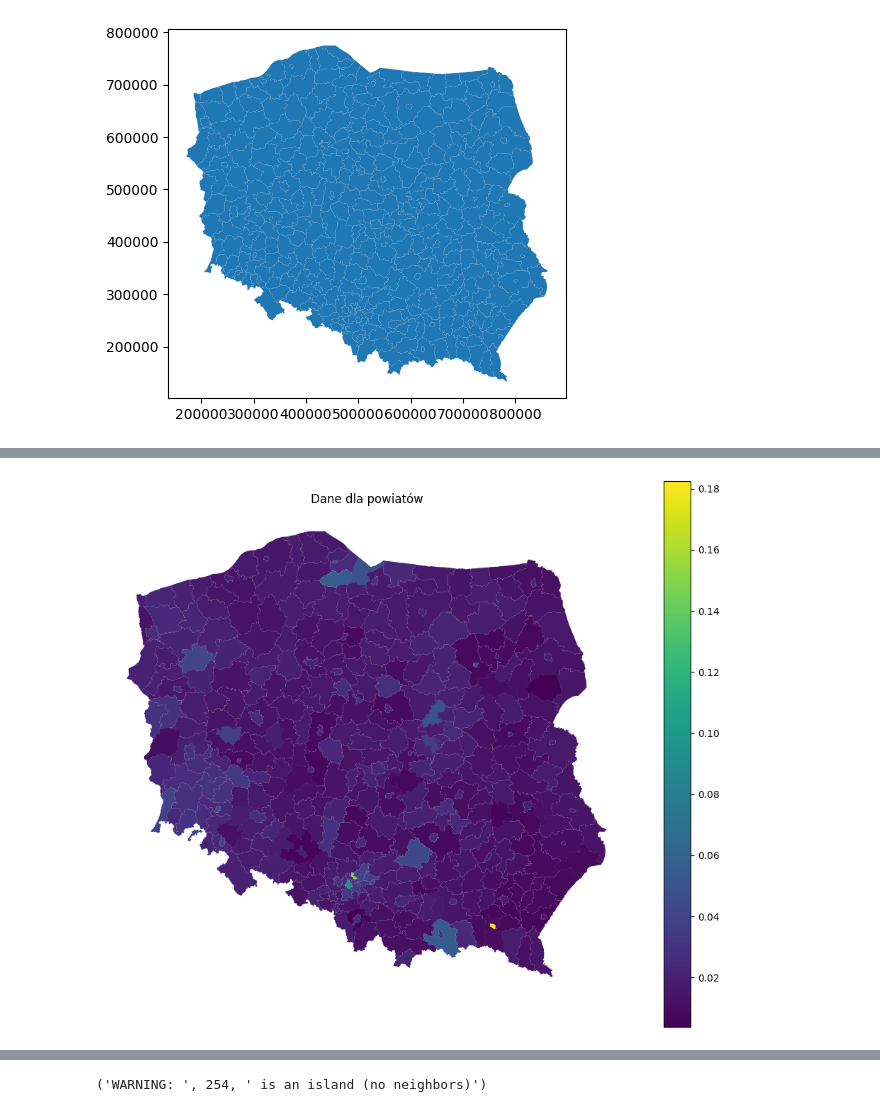
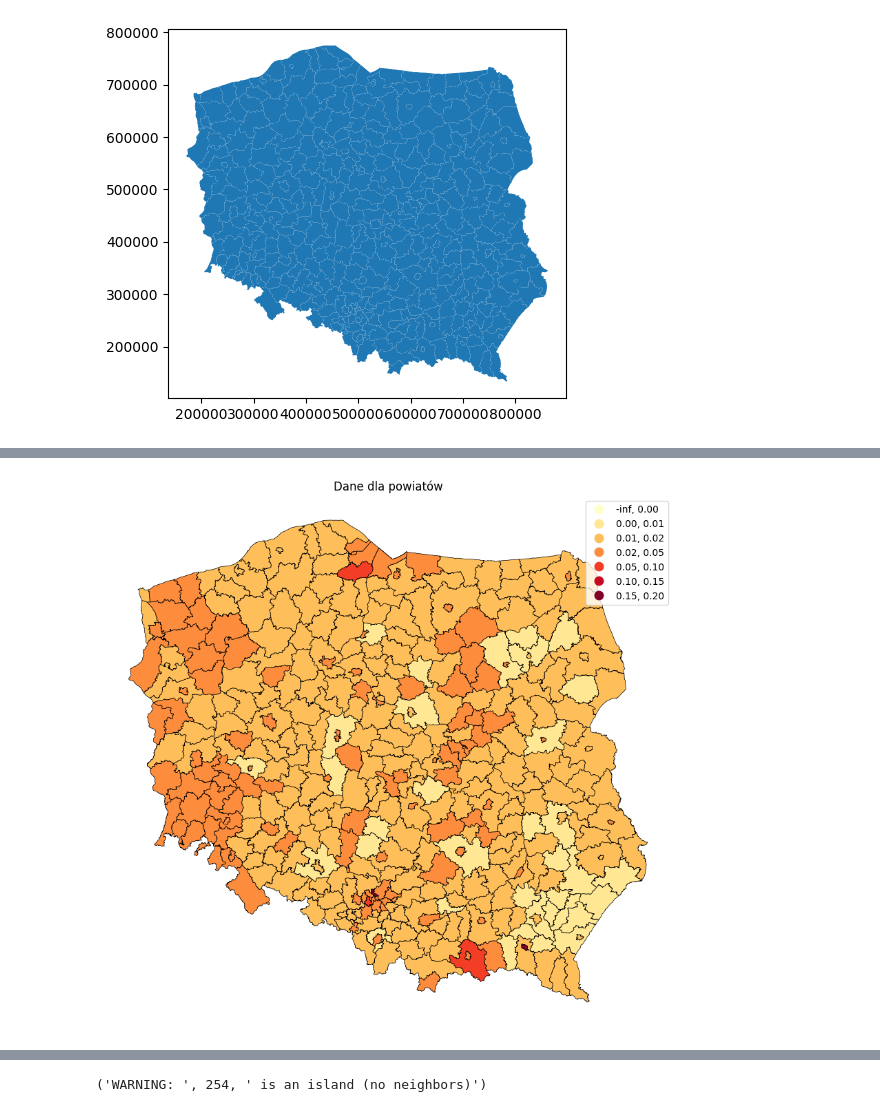
Before and after one commit to Psylo1226/Spatial-econometrics, a Jupyter notebook: Projekt_2/Projekt_2.ipynb, the cells around one changed output, grey strips where cells are left out. Cells and saved outputs as stored; diff of their text form; code cells hidden in the pictures.

Commit message:
powiaty done

```diff
--- a/Projekt_2/Projekt_2.ipynb
+++ b/Projekt_2/Projekt_2.ipynb
@@ -278,12 +259,28 @@ print(pow.sort_values(by='Przestępstwa_średnia_powiaty', ascending=False))
 # %%
 merged_pow = pow_m.merge(pow, on='JPT_NAZWA_')
 
+
+bins = [0, 0.01, 0.02, 0.05, 0.1, 0.15, 0.2]  # Przedziały wartości
+
+# Dodanie kolumny z kategoryzacją danych
+merged_pow['Kategoria'] = np.digitize(
+    merged_pow['Przestępstwa_średnia_powiaty'], bins
+)
+
+# Tworzenie mapy z nową skalą
 fig, ax = plt.subplots(1, 1, figsize=(12, 10))
-merged_pow.plot(column='Przestępstwa_średnia_powiaty',
-               ax=ax,
-               legend=True)
+merged_pow.plot(
+    column='Przestępstwa_średnia_powiaty',
+    cmap='YlOrRd',  # Paleta kolorów
+    linewidth=0.5,
+    edgecolor='black',
+    legend=True,
+    scheme='UserDefined',  # Użycie własnych przedziałów
+    classification_kwds={'bins': bins},  # Określenie przedziałów
+    ax=ax
+)
 ax.set_axis_off()
 plt.title('Dane dla powiatów')
 plt.show()
 # %% [output]
-[figure, old version]
+[figure, new version]
```
Also changed, not shown: parts of 18 cells of this notebook.
